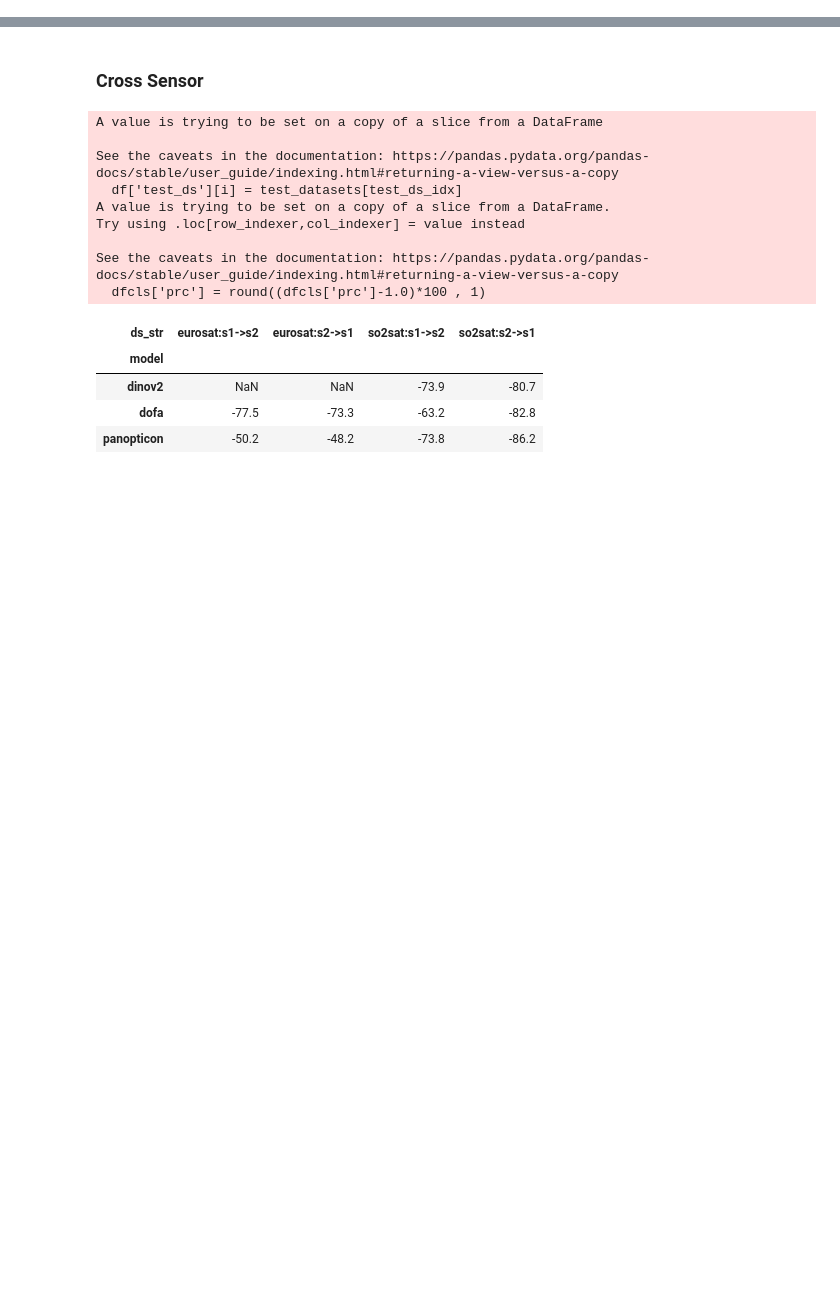
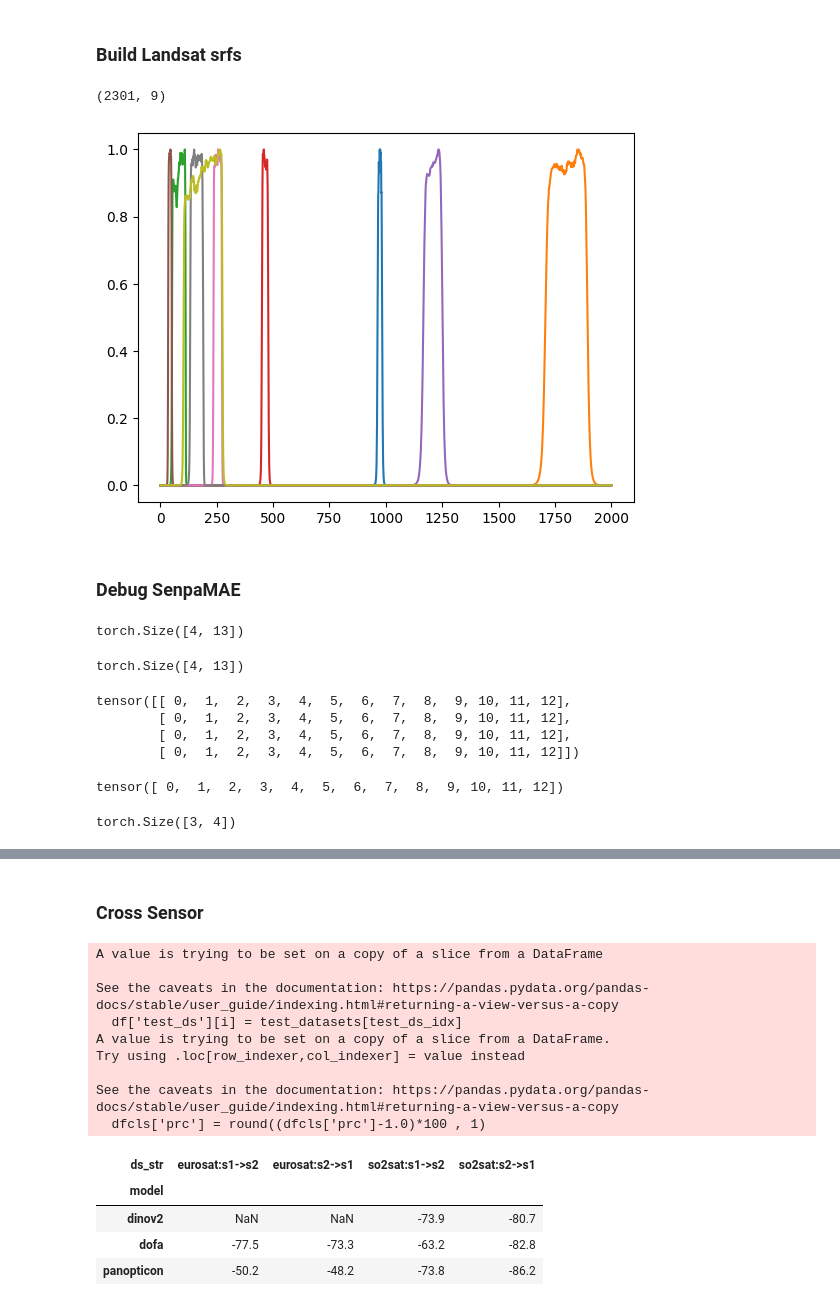
Before and after one commit to geobreeze/geobreeze, a Jupyter notebook: gb.ipynb, the cells around one changed output, grey strips where cells are left out. Drawn from its saved outputs; the diff is of its cells as text; code cells hidden in the pictures; blank space fills up the shorter version.

```diff
--- a/gb.ipynb
+++ b/gb.ipynb
@@ -23,0 +23,78 @@ dsconfig = load_ds_cfg('hyperview')
+# %% [markdown]
+### Build Landsat srfs
+# %%
+import pandas as pd
+import os
+import numpy as np
+
+root = '/home/hk-project-pai00028/tum_mhj8661/code/landsat8_srf/'
+
+# load
+out = {}
+for f in os.listdir(root):
+    df = pd.read_csv(os.path.join(root, f), delimiter='\t')
+    out[f.split('.')[0]] = df
+
+# process
+for k, v in out.items():
+    new_out = np.zeros(2400)
+    new_out[v['Wavelength']] = v['BARSR[watts]']
+    out[k] = new_out
+
+out = np.stack(list(out.values()), axis=0).T
+out = out[:2301, :]
+print(out.shape)
+
+# save
+np.save('/home/hk-project-pai00028/tum_mhj8661/code/srfs/landsat8_srf.npy', out)
+# %% [output]
+(2301, 9)
+# %%
+import matplotlib.pyplot as plt
+
+plt.figure()
+for i in range(out.shape[0]):
+    plt.plot(out[i,400:2400], label=f'Band {i+1}')
+# %% [output]
+[figure, added]
+# %% [markdown]
+### Debug SenpaMAE
+# %%
+from geobreeze.datasets.geobench import GeoBenchDataset
+from geobreeze.datasets.base import collate_fn
+
+ds = GeoBenchDataset(
+    'm-eurosat',
+    split='train',
+)
+
+
+batch = collate_fn([ds[i] for i in range(4)])
+batch[0]['gsd'].shape
+# %% [output]
+torch.Size([4, 13])
+# %%
+batch[0]['chn_ids'].shape
+# %% [output]
+torch.Size([4, 13])
+# %%
+import torch
+batch = torch.utils.data.default_collate([ds[i] for i in range(4)])
+
+batch[0]['band_ids']
+# %% [output]
+tensor([[ 0,  1,  2,  3,  4,  5,  6,  7,  8,  9, 10, 11, 12],
+        [ 0,  1,  2,  3,  4,  5,  6,  7,  8,  9, 10, 11, 12],
+        [ 0,  1,  2,  3,  4,  5,  6,  7,  8,  9, 10, 11, 12],
+        [ 0,  1,  2,  3,  4,  5,  6,  7,  8,  9, 10, 11, 12]])
+# %%
+ds[0][0]['band_ids']
+# %% [output]
+tensor([ 0,  1,  2,  3,  4,  5,  6,  7,  8,  9, 10, 11, 12])
+# %%
+import torch
+
+x = torch.ones((2,3,4))
+x[0].shape
+# %% [output]
+torch.Size([3, 4])
```
Also changed, not shown: parts of 12 cells of this notebook, 6 other files.
